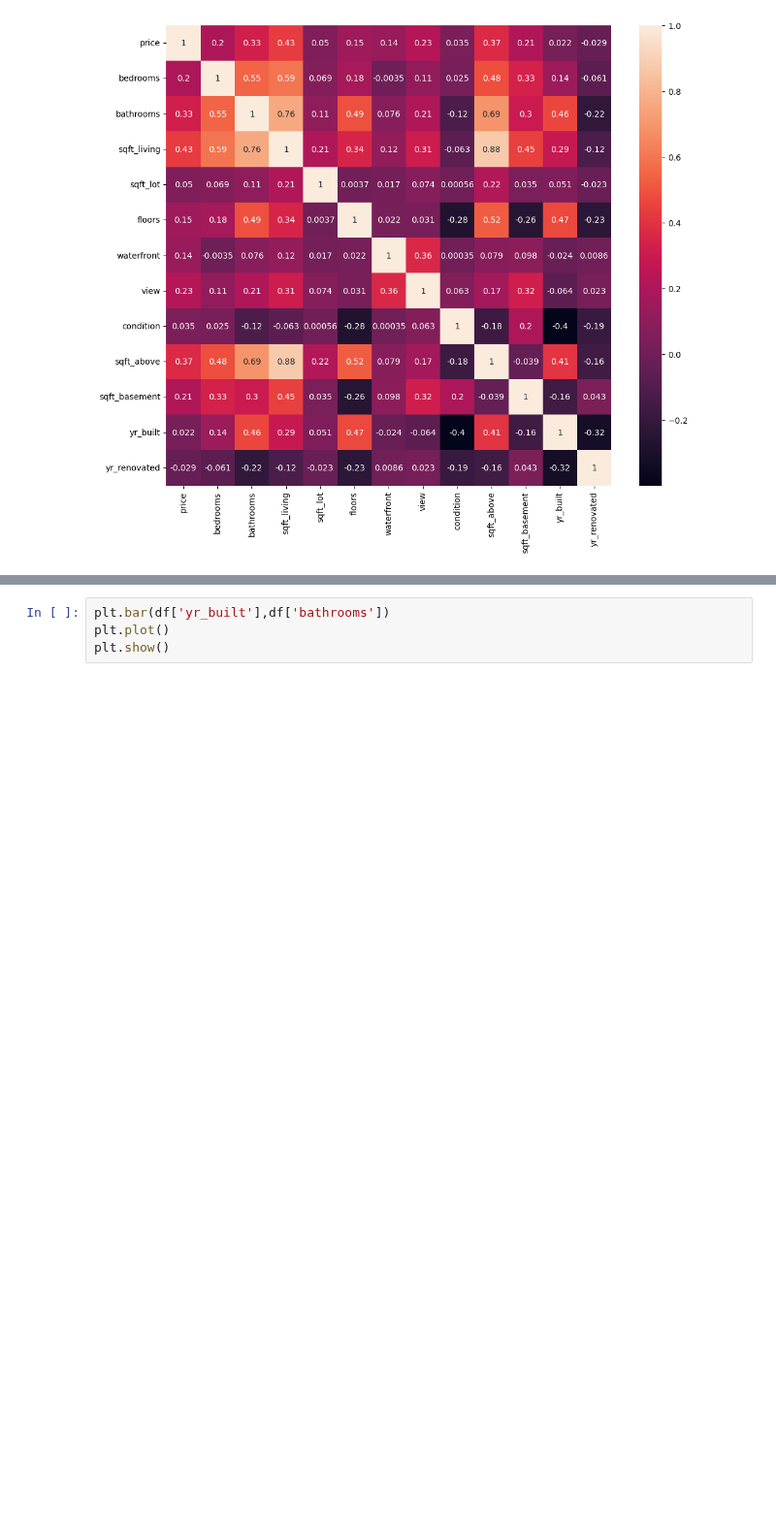
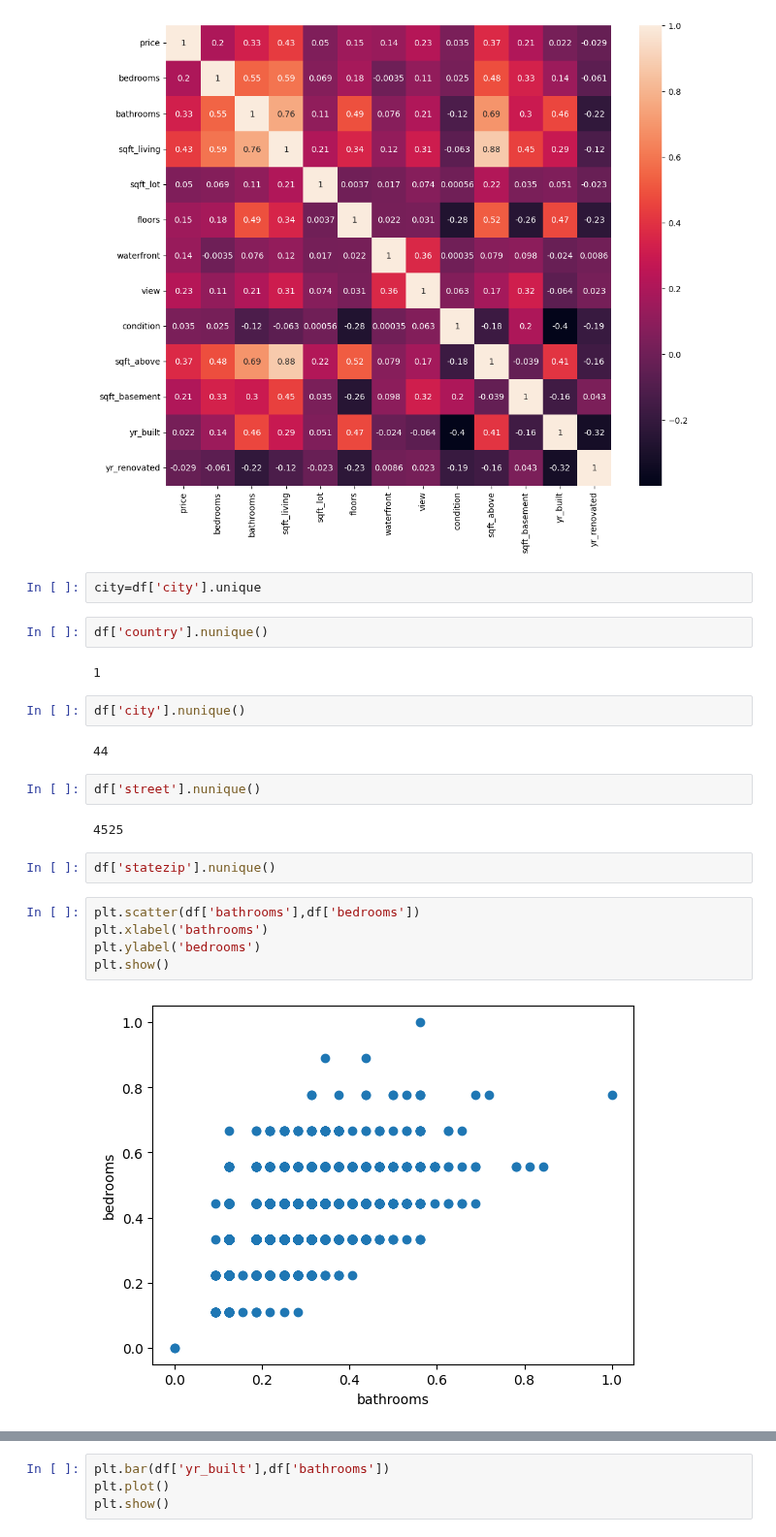
Before and after one commit to Deyonrose/labexercises, a Jupyter notebook: 2348513_ex1.ipynb, the cells around one changed output, grey strips where cells are left out. Shown at 97% size. Saved outputs shown, nothing was run; the diff lists cells and outputs as text; blank space fills up the shorter version.

```diff
--- a/2348513_ex1.ipynb
+++ b/2348513_ex1.ipynb
@@ -122,3 +123,26 @@ sns.heatmap(df.corr(),annot=True)
 # %% [output]
 <Axes: >
 [figure]
+# %%
+city=df['city'].unique
+# %%
+df['country'].nunique()
+# %% [output]
+1
+# %%
+df['city'].nunique()
+# %% [output]
+44
+# %%
+df['street'].nunique()
+# %% [output]
+4525
+# %%
+df['statezip'].nunique()
+# %%
+plt.scatter(df['bathrooms'],df['bedrooms'])
+plt.xlabel('bathrooms')
+plt.ylabel('bedrooms')
+plt.show()
+# %% [output]
+[figure, added]
```
Also changed, not shown: parts of 7 cells of this notebook.
